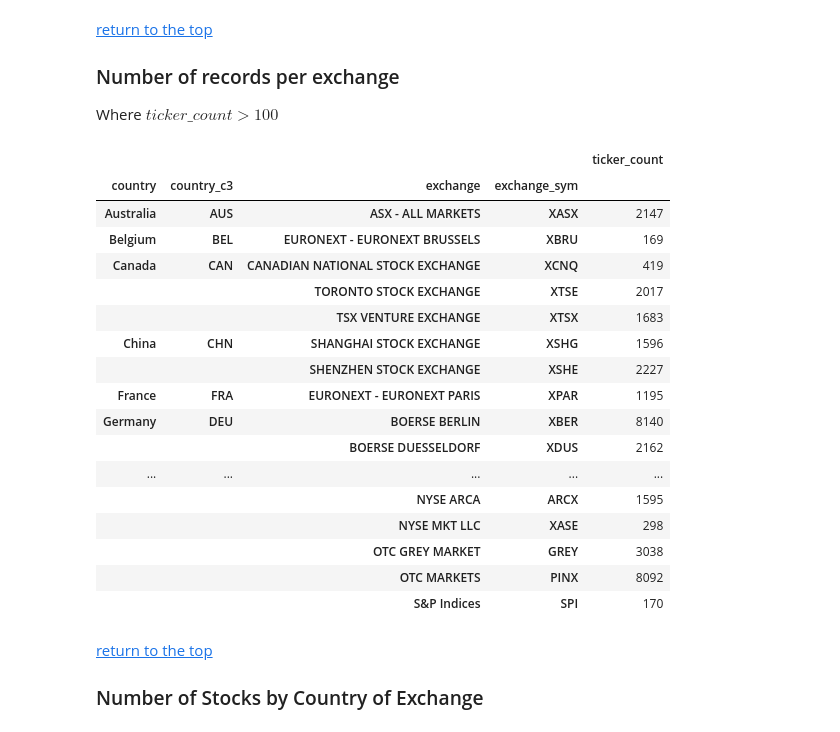
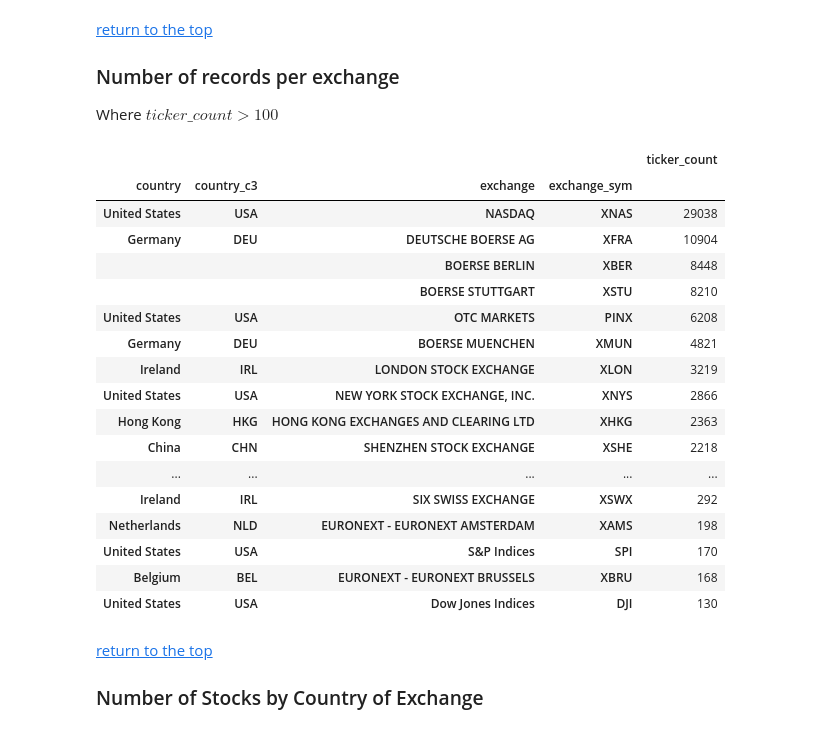
Before and after one commit to caiobran/mstables, a Jupyter notebook: data_overview.ipynb, the cells around one changed output. Cells and saved outputs as stored; diff of their text form; code cells hidden in the pictures.

```diff
--- a/data_overview.ipynb
+++ b/data_overview.ipynb
@@ -63,6 +61,6 @@ reload(dataframes)
 # Creating the master DataFrame instance
 The DataFrames class is part of the [dataframes module](dataframes.py)
 # %%
-db_file_name = 'mstables' # SQLite database file that contains the data to be analyzed
+db_file_name = 'mstables2' # SQLite database file that contains the data to be analyzed
 df = dataframes.DataFrames('db/{}.sqlite'.format(db_file_name))
 # %% [output]
@@ -101,7 +99,7 @@ Apply the following filter:
 <br>
 This filter ensure that only active records are included in the master dataframe, excluding inactive MorningStar records which are no longer being updated on a regular basis. These inactive records are typically symbols that are no longer active in their exchange.
 # %%
-cutoff_days = 12
+cutoff_days = 10
 df_updated_ct = df_master[['update_date', 'ticker']].groupby('update_date').count().sort_index()
 cutoff_date = df_updated_ct[df_updated_ct['ticker'] > 100].index[0] - DT.timedelta(days=cutoff_days)
 
@@ -819,26 +812,26 @@ Where $ticker\_count > 100$
 # %%
 cols = ['country', 'country_c3', 'exchange', 'exchange_sym', 'ticker']
 df_exchanges = df_master[cols].groupby(by=cols[:-1]).count().rename(columns={'ticker':'ticker_count'})
-df_exchanges[df_exchanges['ticker_count'] > 100]
+df_exchanges[df_exchanges['ticker_count'] > 100].sort_values(by='ticker_count', ascending=False)
 # %% [output]
 |  |  |  |  | ticker_count |
 | country | country_c3 | exchange | exchange_sym |  |
-| Australia | AUS | ASX - ALL MARKETS | XASX | 2147 |
-| Belgium | BEL | EURONEXT - EURONEXT BRUSSELS | XBRU | 169 |
-| Canada | CAN | CANADIAN NATIONAL STOCK EXCHANGE | XCNQ | 419 |
-|  |  | TORONTO STOCK EXCHANGE | XTSE | 2017 |
-|  |  | TSX VENTURE EXCHANGE | XTSX | 1683 |
-| China | CHN | SHANGHAI STOCK EXCHANGE | XSHG | 1596 |
-|  |  | SHENZHEN STOCK EXCHANGE | XSHE | 2227 |
-| France | FRA | EURONEXT - EURONEXT PARIS | XPAR | 1195 |
-| Germany | DEU | BOERSE BERLIN | XBER | 8140 |
-|  |  | BOERSE DUESSELDORF | XDUS | 2162 |
+| United States | USA | NASDAQ | XNAS | 29038 |
+| Germany | DEU | DEUTSCHE BOERSE AG | XFRA | 10904 |
+|  |  | BOERSE BERLIN | XBER | 8448 |
+|  |  | BOERSE STUTTGART | XSTU | 8210 |
+| United States | USA | OTC MARKETS | PINX | 6208 |
+| Germany | DEU | BOERSE MUENCHEN | XMUN | 4821 |
+| Ireland | IRL | LONDON STOCK EXCHANGE | XLON | 3219 |
+| United States | USA | NEW YORK STOCK EXCHANGE, INC. | XNYS | 2866 |
+| Hong Kong | HKG | HONG KONG EXCHANGES AND CLEARING LTD | XHKG | 2363 |
+| China | CHN | SHENZHEN STOCK EXCHANGE | XSHE | 2218 |
 | ... | ... | ... | ... | ... |
-|  |  | NYSE ARCA | ARCX | 1595 |
-|  |  | NYSE MKT LLC | XASE | 298 |
-|  |  | OTC GREY MARKET | GREY | 3038 |
-|  |  | OTC MARKETS | PINX | 8092 |
-|  |  | S&P Indices | SPI | 170 |
+| Ireland | IRL | SIX SWISS EXCHANGE | XSWX | 292 |
+| Netherlands | NLD | EURONEXT - EURONEXT AMSTERDAM | XAMS | 198 |
+| United States | USA | S&P Indices | SPI | 170 |
+| Belgium | BEL | EURONEXT - EURONEXT BRUSSELS | XBRU | 168 |
+| United States | USA | Dow Jones Indices | DJI | 130 |
 # %% [markdown]
 
 [return to the top](#top)
```
Also changed, not shown: parts of 93 cells of this notebook, 4 other files.
